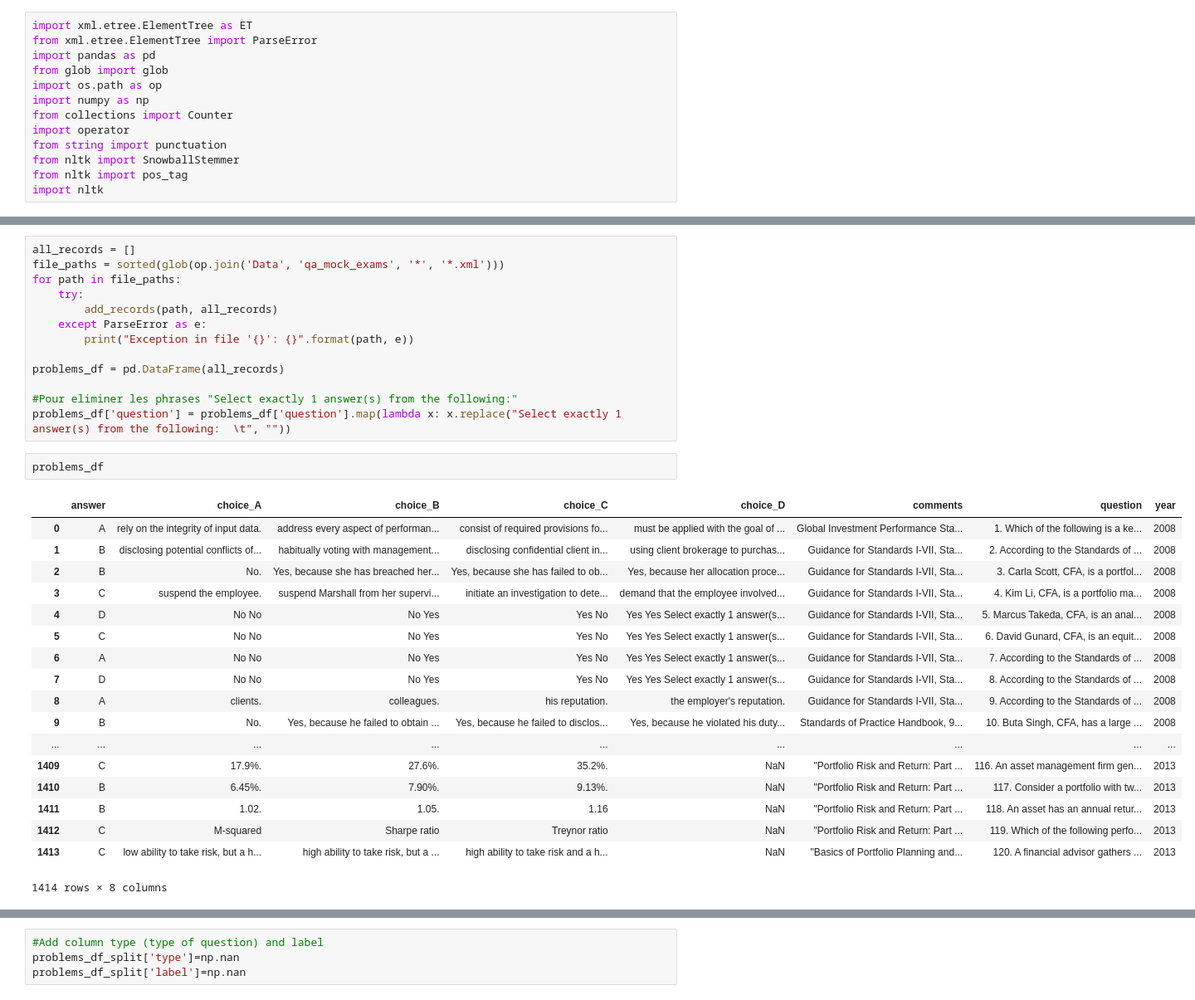
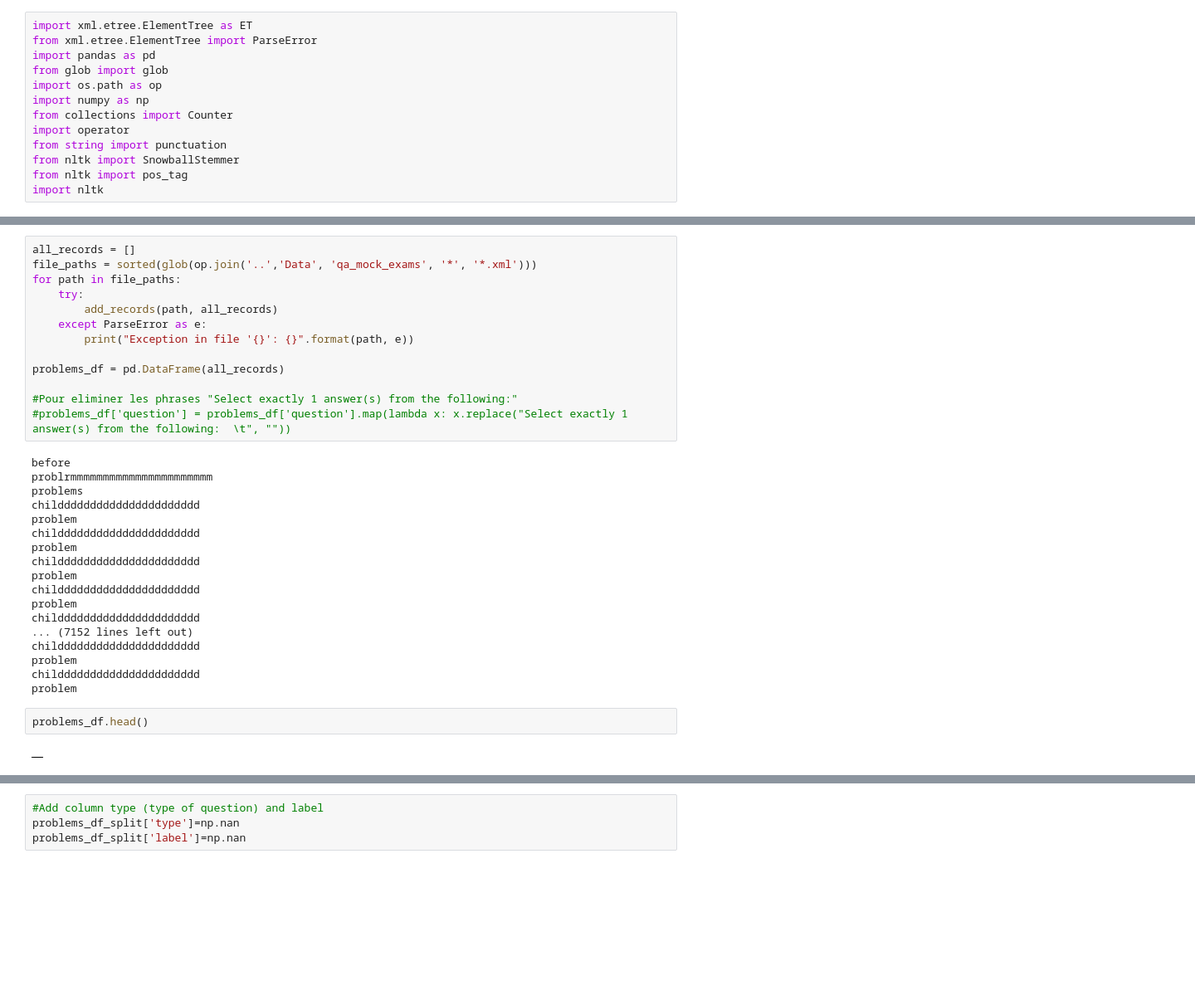
Before and after one commit to CfaBotTeam/CfaBot, a Jupyter notebook: Playground/ChatBot Experiments.ipynb, the cells around one changed output, grey strips where cells are left out. Shown at 83% size. Drawn from its saved outputs; the diff is of its cells as text; blank space fills up the shorter version.

```diff
--- a/Playground/ChatBot Experiments.ipynb
+++ b/Playground/ChatBot Experiments.ipynb
@@ -31,7 +36,7 @@ def add_records(path, all_records):
         all_records.append(record)
 # %%
 all_records = []
-file_paths = sorted(glob(op.join('Data', 'qa_mock_exams', '*', '*.xml')))
+file_paths = sorted(glob(op.join('..','Data', 'qa_mock_exams', '*', '*.xml')))
 for path in file_paths:
     try:
         add_records(path, all_records)
@@ -41,28 +46,29 @@ for path in file_paths:
 problems_df = pd.DataFrame(all_records)
 
 #Pour eliminer les phrases "Select exactly 1 answer(s) from the following:"
-problems_df['question'] = problems_df['question'].map(lambda x: x.replace("Select exactly 1 answer(s) from the following:  \t", ""))
+#problems_df['question'] = problems_df['question'].map(lambda x: x.replace("Select exactly 1 answer(s) from the following:  \t", ""))
+# %% [output]
+before
+problrmmmmmmmmmmmmmmmmmmmmmm
+problems
+childddddddddddddddddddddd
+problem
+childddddddddddddddddddddd
+problem
+childddddddddddddddddddddd
+problem
+childddddddddddddddddddddd
+problem
+childddddddddddddddddddddd
+... (7152 lines left out)
+childddddddddddddddddddddd
+problem
+childddddddddddddddddddddd
+problem
 # %%
-problems_df
+problems_df.head()
 # %% [output]
-|  | answer | choice_A | choice_B | choice_C | choice_D | comments | question | year |
-| 0 | A | rely on the integrity of input data. | address every aspect of performan... | consist of required provisions fo... | must be applied with the goal of ... | Global Investment Performance Sta... | 1. Which of the following is a ke... | 2008 |
-| 1 | B | disclosing potential conflicts of... | habitually voting with management... | disclosing confidential client in... | using client brokerage to purchas... | Guidance for Standards I-VII, Sta... | 2. According to the Standards of ... | 2008 |
-| 2 | B | No. | Yes, because she has breached her... | Yes, because she has failed to ob... | Yes, because her allocation proce... | Guidance for Standards I-VII, Sta... | 3. Carla Scott, CFA, is a portfol... | 2008 |
-| 3 | C | suspend the employee. | suspend Marshall from her supervi... | initiate an investigation to dete... | demand that the employee involved... | Guidance for Standards I-VII, Sta... | 4. Kim Li, CFA, is a portfolio ma... | 2008 |
-| 4 | D | No No | No Yes | Yes No | Yes Yes Select exactly 1 answer(s... | Guidance for Standards I-VII, Sta... | 5. Marcus Takeda, CFA, is an anal... | 2008 |
-| 5 | C | No No | No Yes | Yes No | Yes Yes Select exactly 1 answer(s... | Guidance for Standards I-VII, Sta... | 6. David Gunard, CFA, is an equit... | 2008 |
-| 6 | A | No No | No Yes | Yes No | Yes Yes Select exactly 1 answer(s... | Guidance for Standards I-VII, Sta... | 7. According to the Standards of ... | 2008 |
-| 7 | D | No No | No Yes | Yes No | Yes Yes Select exactly 1 answer(s... | Guidance for Standards I-VII, Sta... | 8. According to the Standards of ... | 2008 |
-| 8 | A | clients. | colleagues. | his reputation. | the employer's reputation. | Guidance for Standards I-VII, Sta... | 9. According to the Standards of ... | 2008 |
-| 9 | B | No. | Yes, because he failed to obtain ... | Yes, because he failed to disclos... | Yes, because he violated his duty... | Standards of Practice Handbook, 9... | 10. Buta Singh, CFA, has a large ... | 2008 |
-| ... | ... | ... | ... | ... | ... | ... | ... | ... |
-| 1409 | C | 17.9%. | 27.6%. | 35.2%. | NaN | "Portfolio Risk and Return: Part ... | 116. An asset management firm gen... | 2013 |
-| 1410 | B | 6.45%. | 7.90%. | 9.13%. | NaN | "Portfolio Risk and Return: Part ... | 117. Consider a portfolio with tw... | 2013 |
-| 1411 | B | 1.02. | 1.05. | 1.16 | NaN | "Portfolio Risk and Return: Part ... | 118. An asset has an annual retur... | 2013 |
-| 1412 | C | M-squared | Sharpe ratio | Treynor ratio | NaN | "Portfolio Risk and Return: Part ... | 119. Which of the following perfo... | 2013 |
-| 1413 | C | low ability to take risk, but a h... | high ability to take risk, but a ... | high ability to take risk and a h... | NaN | "Basics of Portfolio Planning and... | 120. A financial advisor gathers ... | 2013 |
+|  |
-1414 rows × 8 columns
 # %%
 #Create a new dataframe
 problems_df_split=problems_df
```
Also changed, not shown: parts of 1 cell of this notebook, 2 other files.
